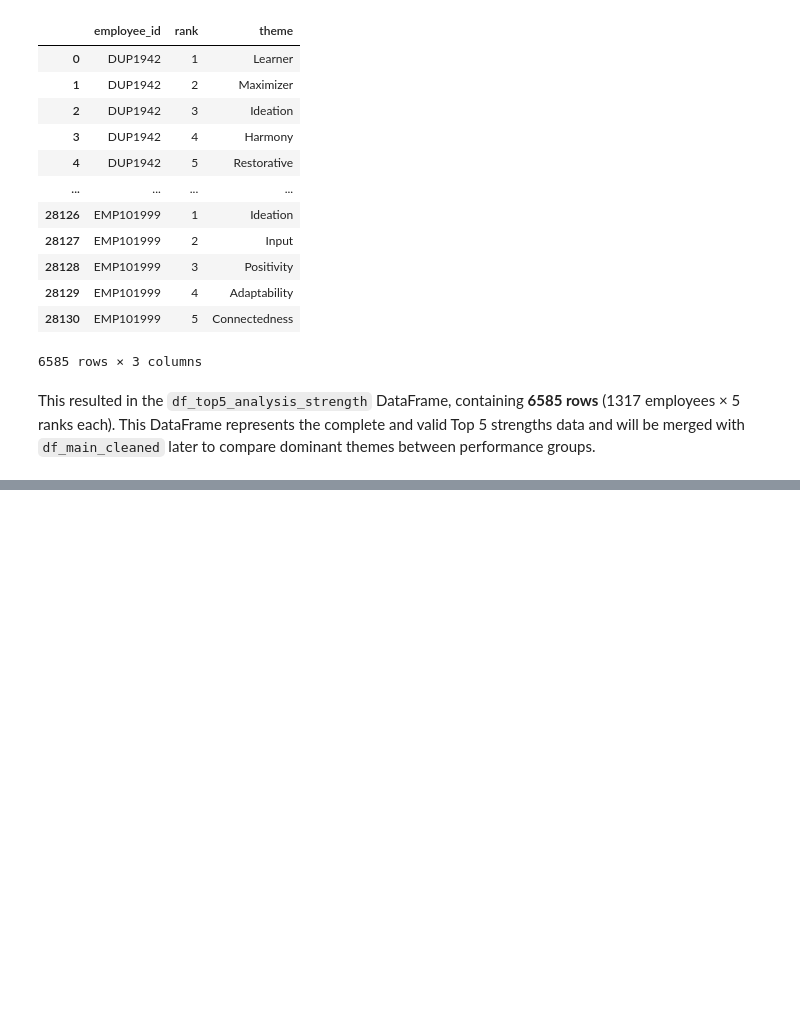
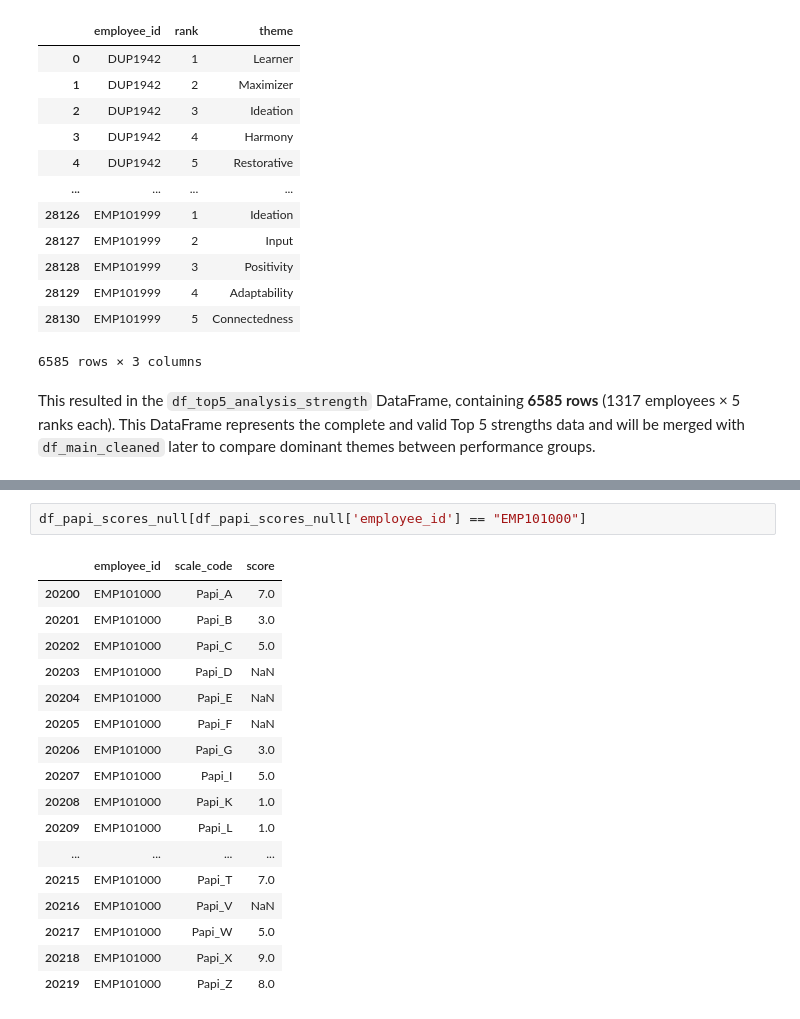
Before and after one commit to fbudimannn/talent-intelligence-system, a Jupyter notebook: 1_analysis/data_exploration.ipynb, the cells around one changed output, grey strips where cells are left out. Drawn from its saved outputs; the diff is of its cells as text; blank space fills up the shorter version.

```diff
--- a/1_analysis/data_exploration.ipynb
+++ b/1_analysis/data_exploration.ipynb
@@ -1344,0 +1446,20 @@ This resulted in the `df_top5_analysis_strength` DataFrame, containing **6585 ro
+# %%
+df_papi_scores_null[df_papi_scores_null['employee_id'] == "EMP101000"]
+# %% [output]
+|  | employee_id | scale_code | score |
+| 20200 | EMP101000 | Papi_A | 7.0 |
+| 20201 | EMP101000 | Papi_B | 3.0 |
+| 20202 | EMP101000 | Papi_C | 5.0 |
+| 20203 | EMP101000 | Papi_D | NaN |
+| 20204 | EMP101000 | Papi_E | NaN |
+| 20205 | EMP101000 | Papi_F | NaN |
+| 20206 | EMP101000 | Papi_G | 3.0 |
+| 20207 | EMP101000 | Papi_I | 5.0 |
+| 20208 | EMP101000 | Papi_K | 1.0 |
+| 20209 | EMP101000 | Papi_L | 1.0 |
+| ... | ... | ... | ... |
+| 20215 | EMP101000 | Papi_T | 7.0 |
+| 20216 | EMP101000 | Papi_V | NaN |
+| 20217 | EMP101000 | Papi_W | 5.0 |
+| 20218 | EMP101000 | Papi_X | 9.0 |
+| 20219 | EMP101000 | Papi_Z | 8.0 |
```
Also changed, not shown: parts of 27 cells of this notebook.
